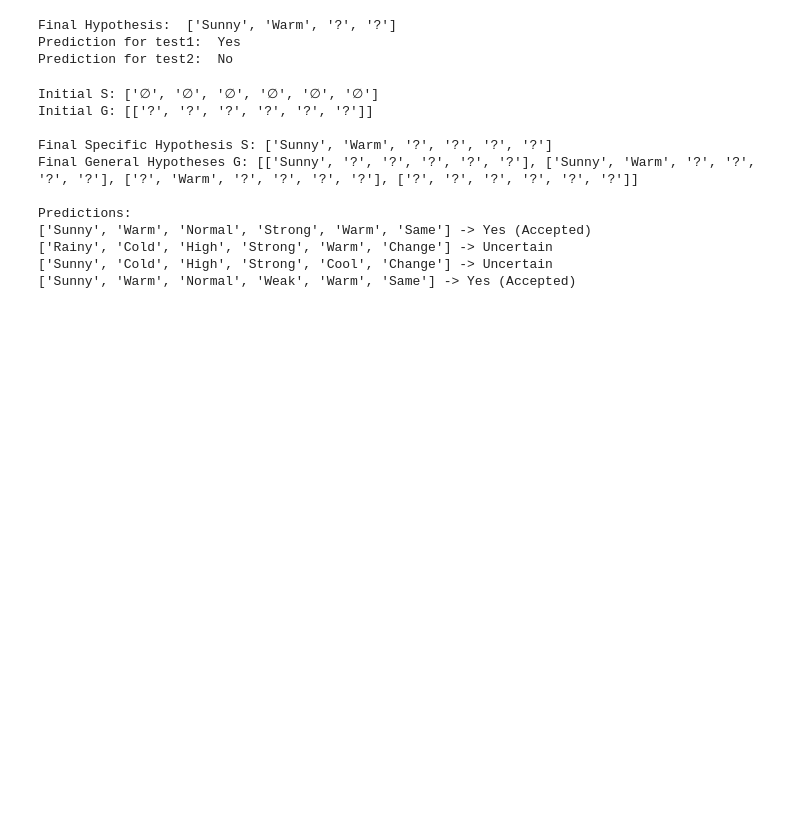
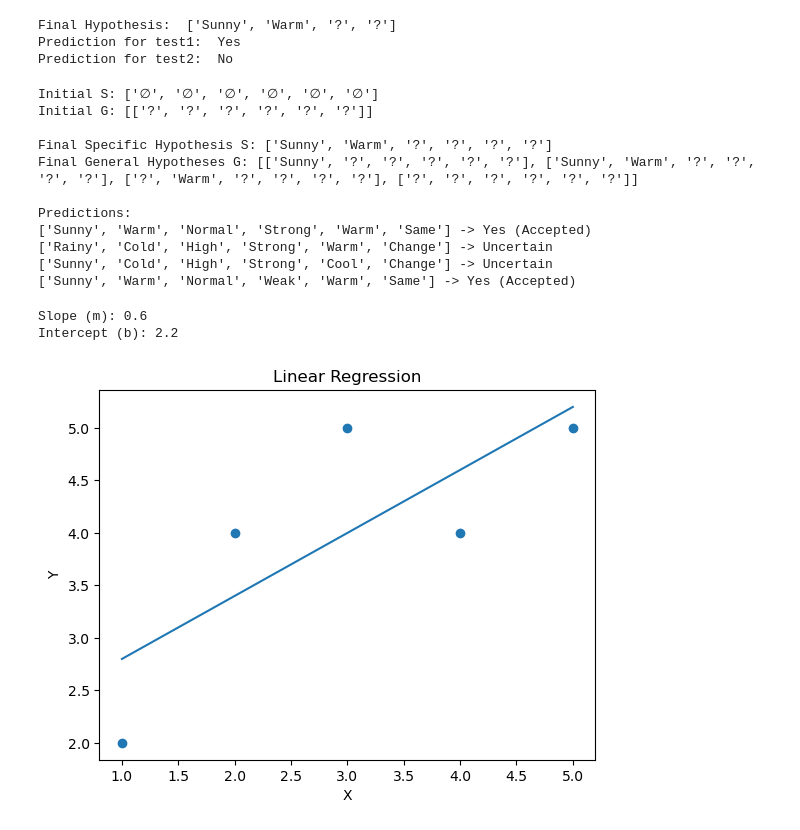
Before and after one commit to Karuppasamy654/ML, a Jupyter notebook: lab5_05-07-2026.ipynb, the cells around one changed output. Cells and saved outputs as stored; diff of their text form; code cells hidden in the pictures; blank space fills up the shorter version.

```diff
--- a/lab5_05-07-2026.ipynb
+++ b/lab5_05-07-2026.ipynb
@@ -156,3 +156,35 @@ Predictions:
 ['Rainy', 'Cold', 'High', 'Strong', 'Warm', 'Change'] -> Uncertain
 ['Sunny', 'Cold', 'High', 'Strong', 'Cool', 'Change'] -> Uncertain
 ['Sunny', 'Warm', 'Normal', 'Weak', 'Warm', 'Same'] -> Yes (Accepted)
+# %%
+import numpy as np
+import matplotlib.pyplot as plt
+
+X = np.array([1, 2, 3, 4, 5])
+Y = np.array([2, 4, 5, 4, 5])
+
+mean_x = np.mean(X)
+mean_y = np.mean(Y)
+
+numerator = np.sum((X - mean_x) * (Y - mean_y))
+denominator = np.sum((X - mean_x) ** 2)
+
+m = numerator / denominator
+b = mean_y - m * mean_x
+
+print("Slope (m):", m)
+print("Intercept (b):", b)
+
+Y_pred = m * X + b
+
+plt.scatter(X, Y)
+plt.plot(X, Y_pred)
+plt.xlabel("X")
+plt.ylabel("Y")
+plt.title("Linear Regression")
+
+plt.show()
+# %% [output]
+Slope (m): 0.6
+Intercept (b): 2.2
+[figure, added]
```
Also changed, not shown: parts of 2 cells of this notebook.
